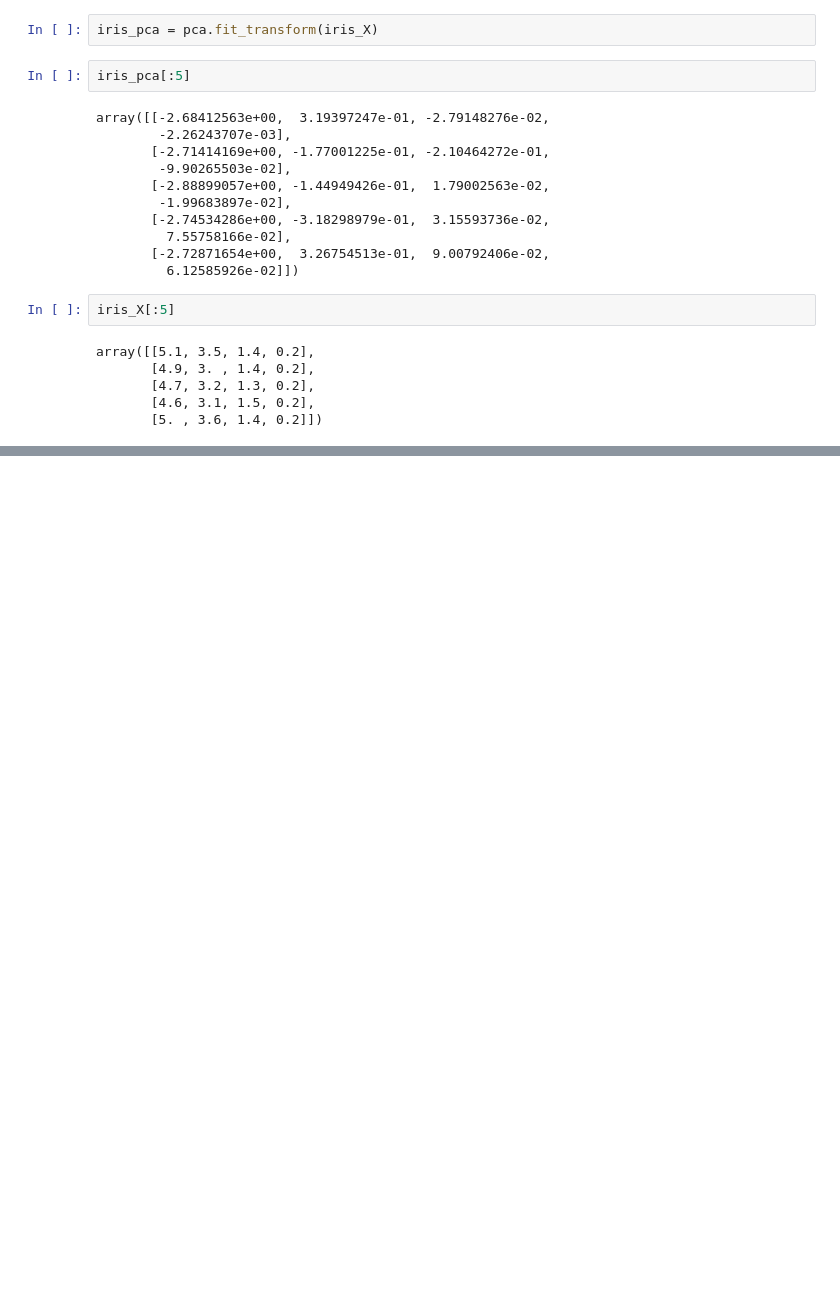
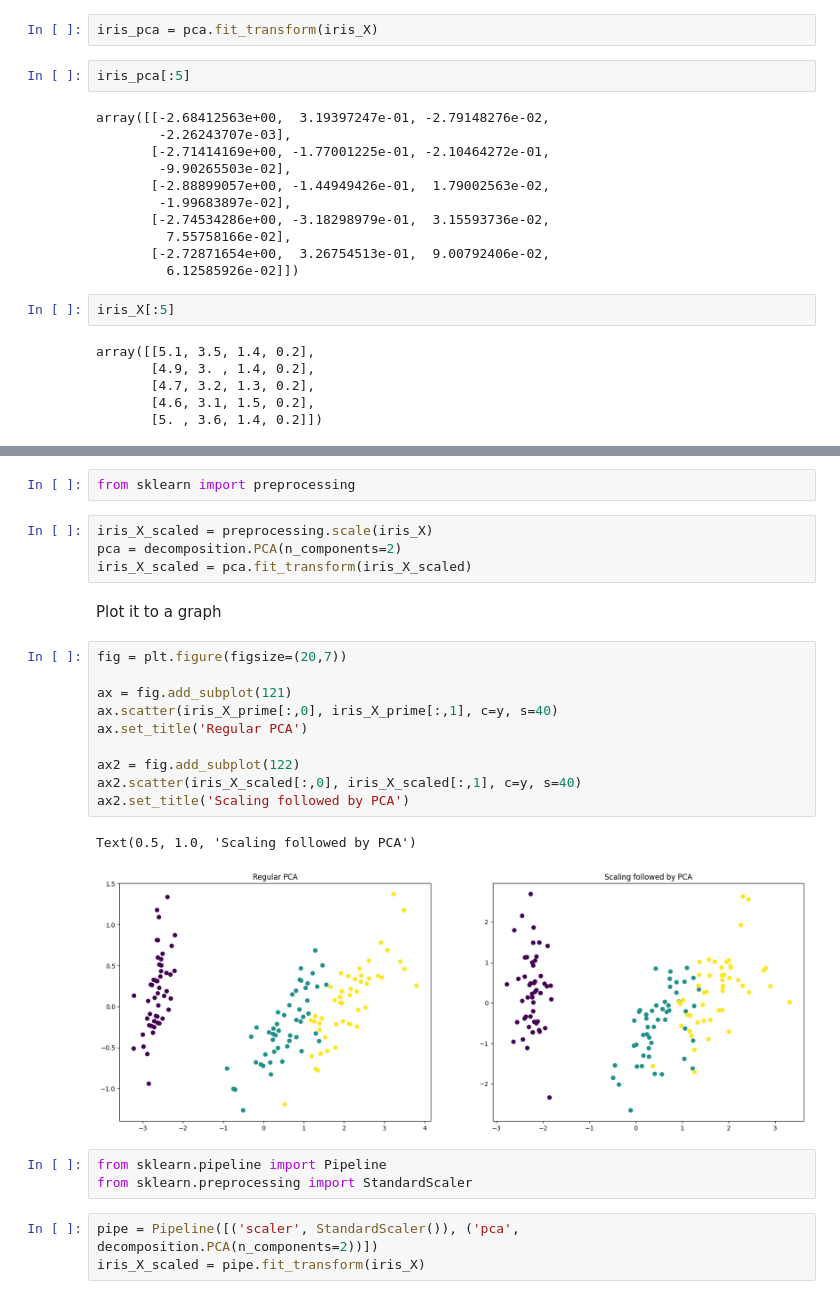
Before and after one commit to anupkumarsahu/scikit-learn-Cookbook, a Jupyter notebook: chapter03/Reducing dimensionality with PCA.ipynb, the cells around one changed output, grey strips where cells are left out. Saved outputs shown, nothing was run; the diff lists cells and outputs as text; blank space fills up the shorter version.

```diff
--- a/chapter03/Reducing dimensionality with PCA.ipynb
+++ b/chapter03/Reducing dimensionality with PCA.ipynb
@@ -51,0 +92,27 @@ array([[5.1, 3.5, 1.4, 0.2],
+# %%
+from sklearn import preprocessing
+# %%
+iris_X_scaled = preprocessing.scale(iris_X)
+pca = decomposition.PCA(n_components=2)
+iris_X_scaled = pca.fit_transform(iris_X_scaled)
+# %% [markdown]
+Plot it to a graph
+# %%
+fig = plt.figure(figsize=(20,7))
+
+ax = fig.add_subplot(121)
+ax.scatter(iris_X_prime[:,0], iris_X_prime[:,1], c=y, s=40)
+ax.set_title('Regular PCA')
+
+ax2 = fig.add_subplot(122)
+ax2.scatter(iris_X_scaled[:,0], iris_X_scaled[:,1], c=y, s=40)
+ax2.set_title('Scaling followed by PCA')
+# %% [output]
+Text(0.5, 1.0, 'Scaling followed by PCA')
+[figure, added]
+# %%
+from sklearn.pipeline import Pipeline
+from sklearn.preprocessing import StandardScaler
+# %%
+pipe = Pipeline([('scaler', StandardScaler()), ('pca', decomposition.PCA(n_components=2))])
+iris_X_scaled = pipe.fit_transform(iris_X)
```
Also changed, not shown: parts of 8 cells of this notebook, 9 other files.
